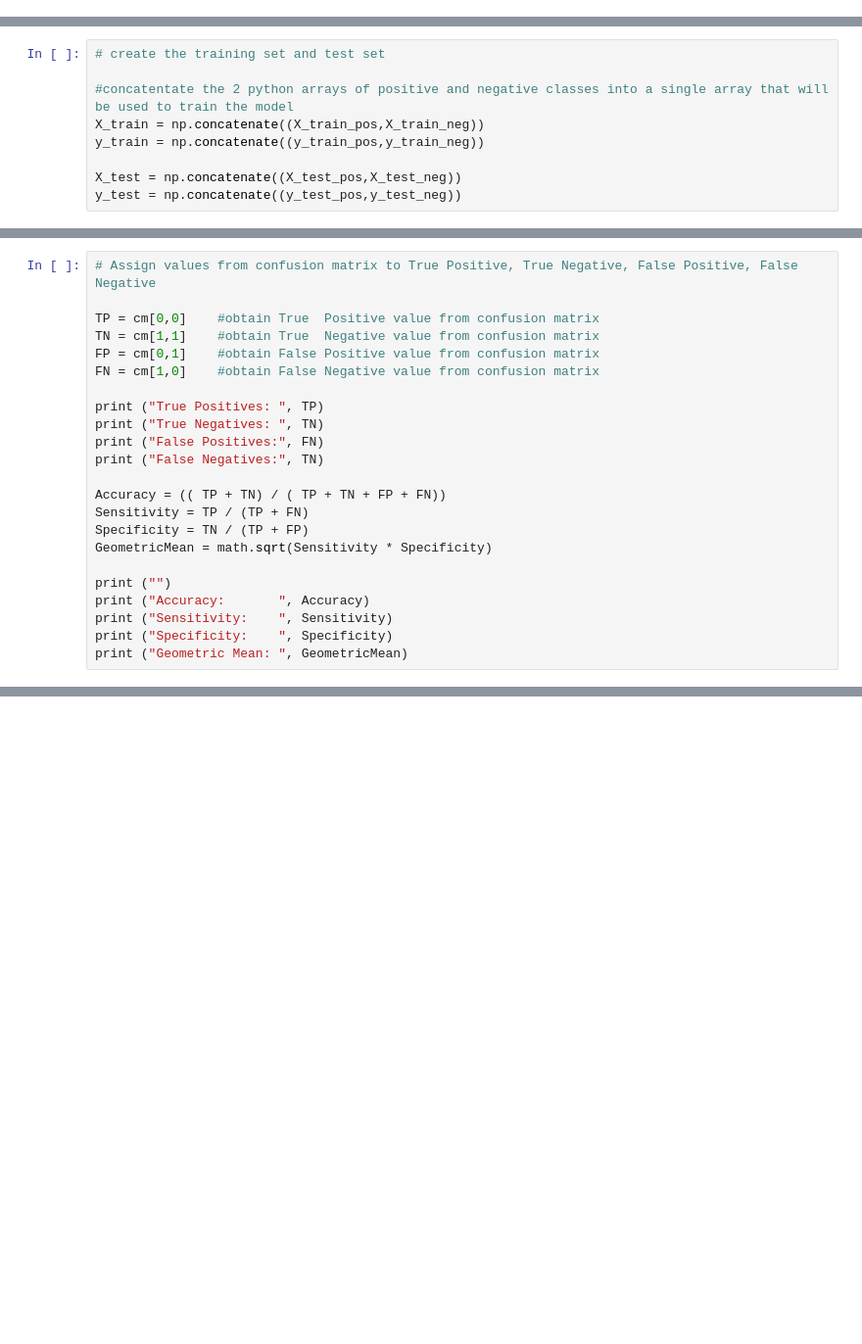
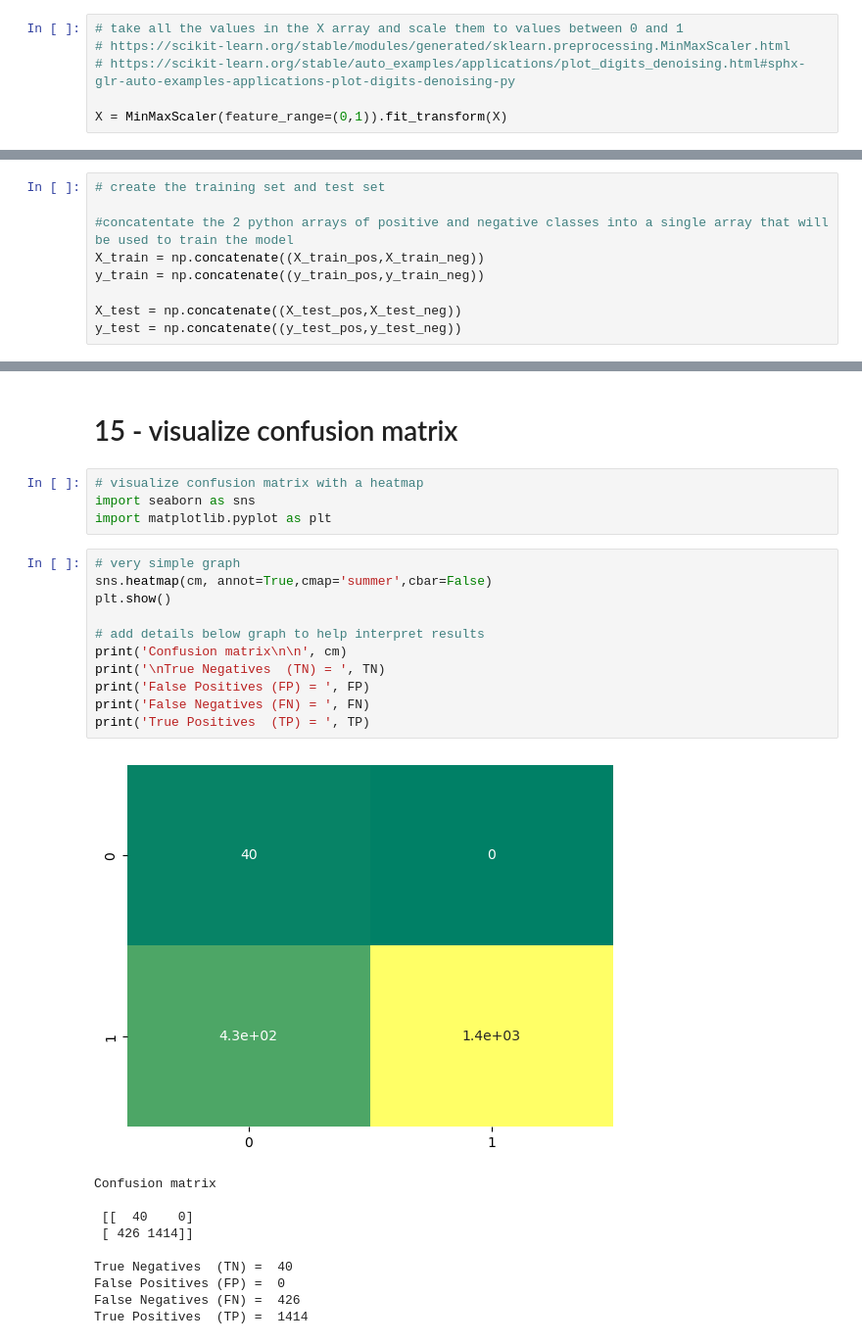
Before and after one commit to nickjeffrey/sklearn, a Jupyter notebook: knn_test9.ipynb, the cells around one changed output, grey strips where cells are left out. Shown at 98% size. Saved outputs shown, nothing was run; the diff lists cells and outputs as text; blank space fills up the shorter version.

```diff
--- a/knn_test9.ipynb
+++ b/knn_test9.ipynb
@@ -255,0 +304,6 @@ array([[0.0, 0.0, 0.0, 0.928143713, 0.0, 0.323232323, 0.12, 0.1,
+# %%
+# take all the values in the X array and scale them to values between 0 and 1
+# https://scikit-learn.org/stable/modules/generated/sklearn.preprocessing.MinMaxScaler.html
+# https://scikit-learn.org/stable/auto_examples/applications/plot_digits_denoising.html#sphx-glr-auto-examples-applications-plot-digits-denoising-py
+
+X = MinMaxScaler(feature_range=(0,1)).fit_transform(X)
@@ -677,23 +872,0 @@ False Negatives (FN) =  6
-# %%
-# Assign values from confusion matrix to True Positive, True Negative, False Positive, False Negative
-
-TP = cm[0,0]    #obtain True  Positive value from confusion matrix
-TN = cm[1,1]    #obtain True  Negative value from confusion matrix
-FP = cm[0,1]    #obtain False Positive value from confusion matrix
-FN = cm[1,0]    #obtain False Negative value from confusion matrix
-
-print ("True Positives: ", TP)
-print ("True Negatives: ", TN)
-print ("False Positives:", FN)
-print ("False Negatives:", TN)
-
-Accuracy = (( TP + TN) / ( TP + TN + FP + FN))
-Sensitivity = TP / (TP + FN)
-Specificity = TN / (TP + FP)
-GeometricMean = math.sqrt(Sensitivity * Specificity)
-
-print ("")
-print ("Accuracy:       ", Accuracy)
-print ("Sensitivity:    ", Sensitivity)
-print ("Specificity:    ", Specificity)
-print ("Geometric Mean: ", GeometricMean)
@@ -855,0 +873,28 @@ Geometric Mean:  0.9354
+# %% [markdown]
+# 15 - visualize confusion matrix
+# %%
+# visualize confusion matrix with a heatmap
+import seaborn as sns
+import matplotlib.pyplot as plt
+# %%
+# very simple graph
+sns.heatmap(cm, annot=True,cmap='summer',cbar=False)
+plt.show()
+
+# add details below graph to help interpret results
+print('Confusion matrix\n\n', cm)
+print('\nTrue Negatives  (TN) = ', TN)
+print('False Positives (FP) = ', FP)
+print('False Negatives (FN) = ', FN)
+print('True Positives  (TP) = ', TP)
+# %% [output]
+[figure, added]
+Confusion matrix
+
+ [[  40    0]
+ [ 426 1414]]
+
+True Negatives  (TN) =  40
+False Positives (FP) =  0
+False Negatives (FN) =  426
+True Positives  (TP) =  1414
```
Also changed, not shown: parts of 94 cells of this notebook, 1 other file.
